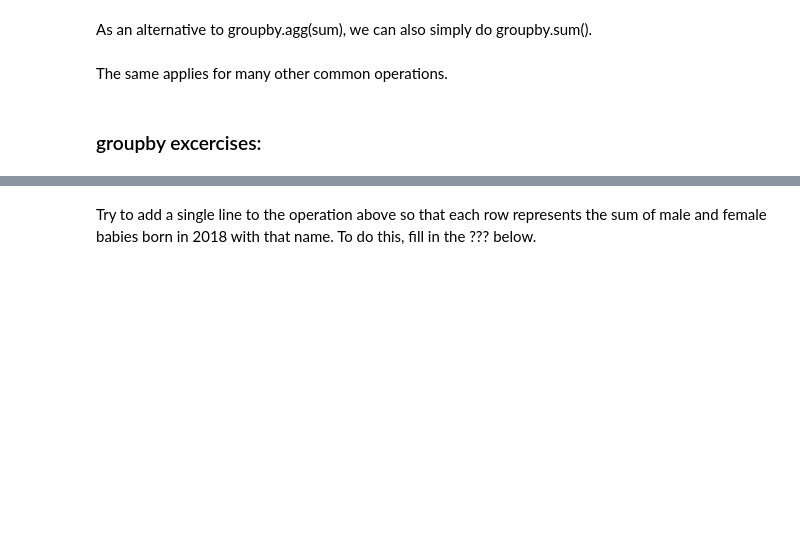
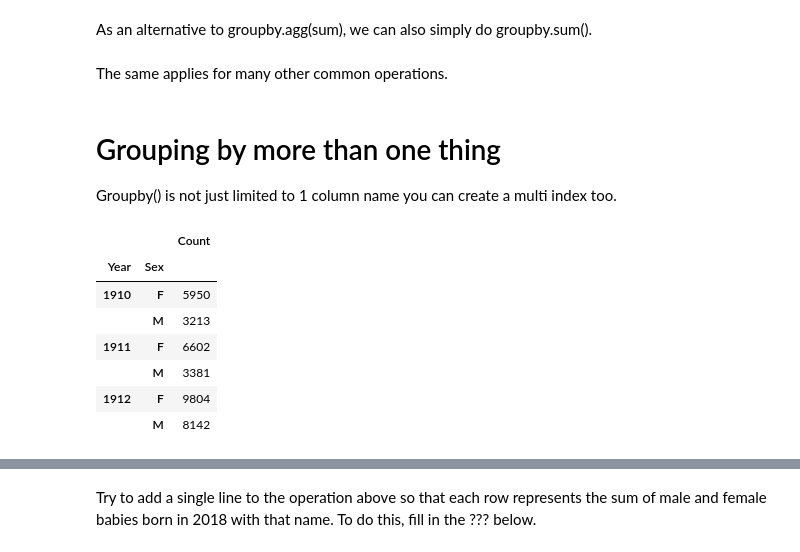
Before and after one commit to aleslab/PS4106_2022-23, a Jupyter notebook: week_3/Pandas-2.ipynb, the cells around one changed output, grey strips where cells are left out. Drawn from its saved outputs; the diff is of its cells as text; code cells hidden in the pictures; blank space fills up the shorter version.

```diff
--- a/week_3/Pandas-2.ipynb
+++ b/week_3/Pandas-2.ipynb
@@ -254,5 +254,18 @@ elections.groupby("Year").max().head()
 #elections.groupby("Year").mean().head()
 elections.groupby("Year").median().head()
 #elections.groupby("Year").max().head()
-# %% [markdown]
-### groupby excercises:
+# %% [markdown]
+# Grouping by more than one thing
+
+Groupby() is not just limited to 1 column name you can create a multi index too.
+# %%
+babynames.groupby(["Year", "Sex"]).agg(sum).head(6)
+# %% [output]
+|  |  | Count |
+| Year | Sex |  |
+| 1910 | F | 5950 |
+|  | M | 3213 |
+| 1911 | F | 6602 |
+|  | M | 3381 |
+| 1912 | F | 9804 |
+|  | M | 8142 |
```
Also changed, not shown: parts of 20 cells of this notebook, 1 other file.
